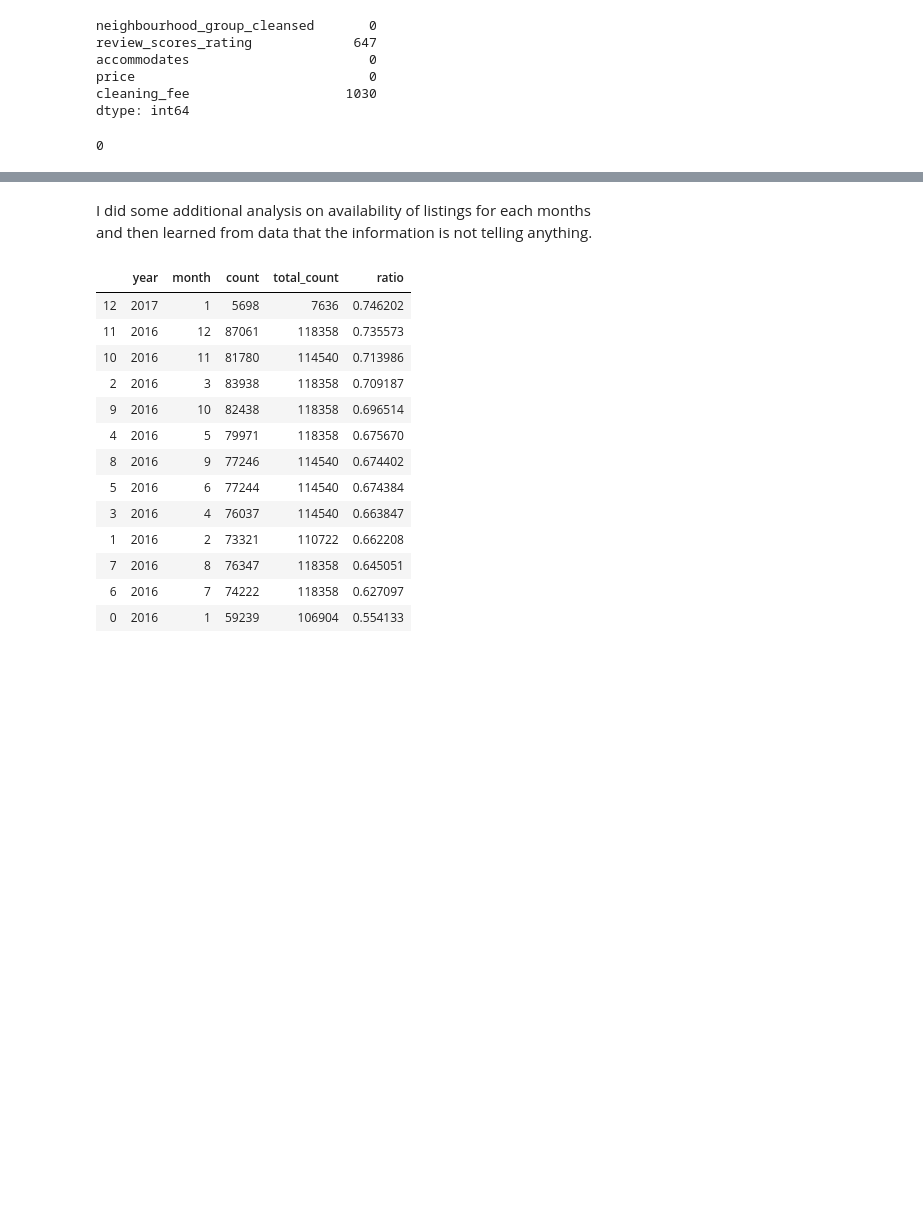
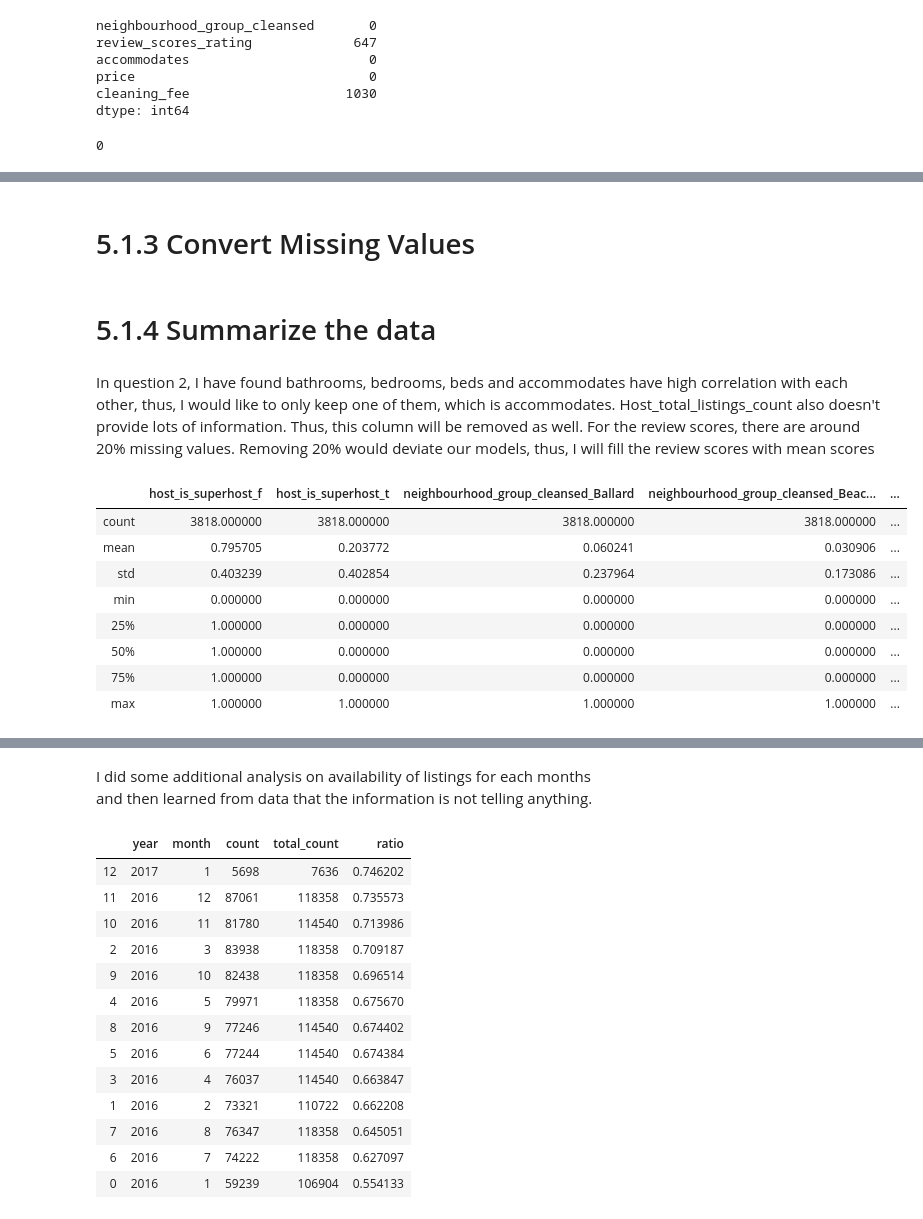
Before and after one commit to jsong2222/Udacity_ND_P1, a Jupyter notebook: seattle_airbnb_crisp_dm_final.ipynb, the cells around one changed output, grey strips where cells are left out. Saved outputs shown, nothing was run; the diff lists cells and outputs as text; code cells hidden in the pictures; blank space fills up the shorter version.

```diff
--- a/seattle_airbnb_crisp_dm_final.ipynb
+++ b/seattle_airbnb_crisp_dm_final.ipynb
@@ -315,0 +290,8 @@ strong multicollinearity or other numerical problems.
+# %%
+q3=listings.copy()
+obj_df=q3.select_dtypes(include=['object'])
+#obj_df.head(2)
+obj_df_subset=obj_df[['host_is_superhost','neighbourhood_group_cleansed','property_type','room_type','bed_type',\
+                     'instant_bookable']]
+# %%
+dummy_cols_df = pd.get_dummies(obj_df_subset, dummy_na=True)
@@ -315,0 +303,31 @@ strong multicollinearity or other numerical problems.
+# %% [markdown]
+# 5.1.3 Convert Missing Values
+# %%
+q3['cleaning_fee'].fillna(0.0,inplace=True)
+# %% [markdown]
+# 5.1.4 Summarize the data
+# %% [markdown]
+In question 2, I have found bathrooms, bedrooms, beds and accommodates have high correlation with each other, thus, I would like to only keep one of them, which is accommodates. Host_total_listings_count also doesn't provide lots of information. Thus, this column will be removed as well. For the review scores, there are around 20% missing values. Removing 20% would deviate our models, thus, I will fill the review scores with mean scores
+# %%
+q3_numeric=q3[['accommodates','price','cleaning_fee',\
+                  'guests_included','number_of_reviews','review_scores_rating']]
+q3_subset=pd.concat([dummy_cols_df,q3_numeric], axis=1)
+q3_subset['review_scores_rating'].mean()
+
+mean_review=q3_subset['review_scores_rating'].mean()
+q3_subset['review_scores_rating'].fillna(value=mean_review, inplace=True)
+q3_subset=q3_subset.drop(['host_is_superhost_nan','neighbourhood_group_cleansed_nan'\
+                          ,'room_type_nan','bed_type_nan','property_type_nan'\
+                         ,'instant_bookable_nan'], axis=1)
+# %%
+q3_subset.describe()
+# %% [output]
+|  | host_is_superhost_f | host_is_superhost_t | neighbourhood_group_cleansed_Ballard | neighbourhood_group_cleansed_Beac... | ... |
+| count | 3818.000000 | 3818.000000 | 3818.000000 | 3818.000000 | ... |
+| mean | 0.795705 | 0.203772 | 0.060241 | 0.030906 | ... |
+| std | 0.403239 | 0.402854 | 0.237964 | 0.173086 | ... |
+| min | 0.000000 | 0.000000 | 0.000000 | 0.000000 | ... |
+| 25% | 1.000000 | 0.000000 | 0.000000 | 0.000000 | ... |
+| 50% | 1.000000 | 0.000000 | 0.000000 | 0.000000 | ... |
+| 75% | 1.000000 | 0.000000 | 0.000000 | 0.000000 | ... |
+| max | 1.000000 | 1.000000 | 1.000000 | 1.000000 | ... |
```
Also changed, not shown: parts of 76 cells of this notebook.
